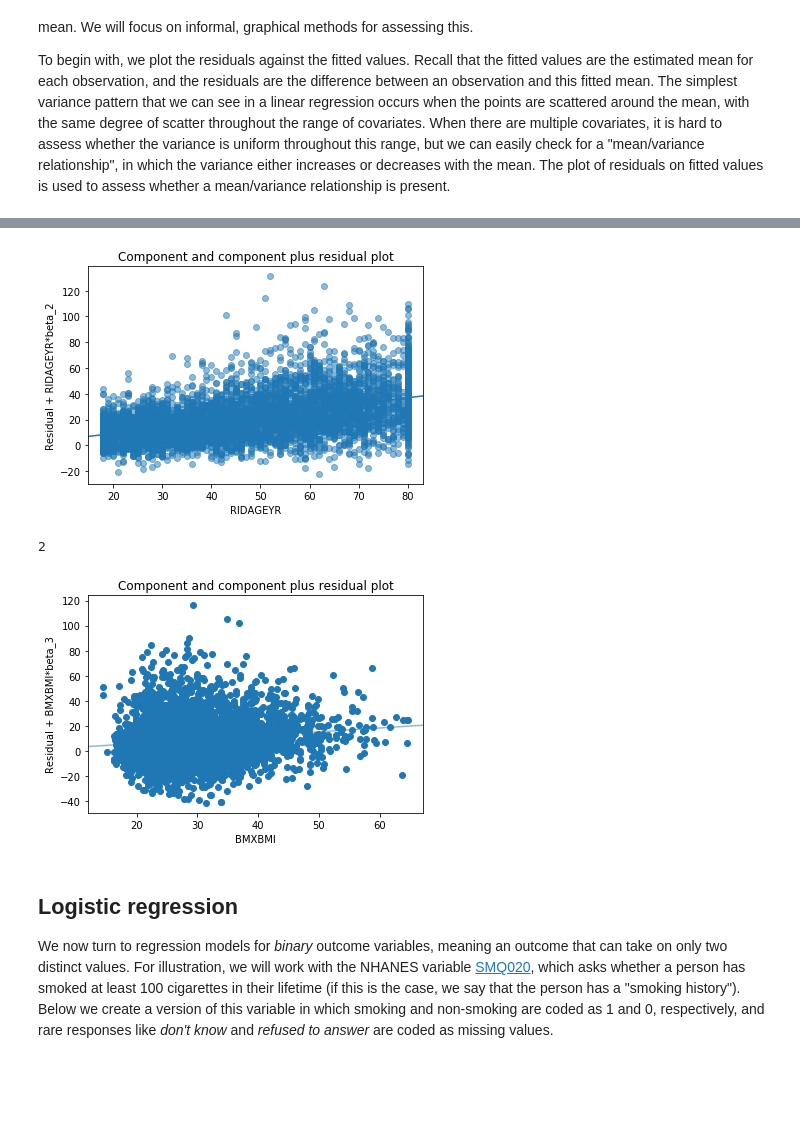
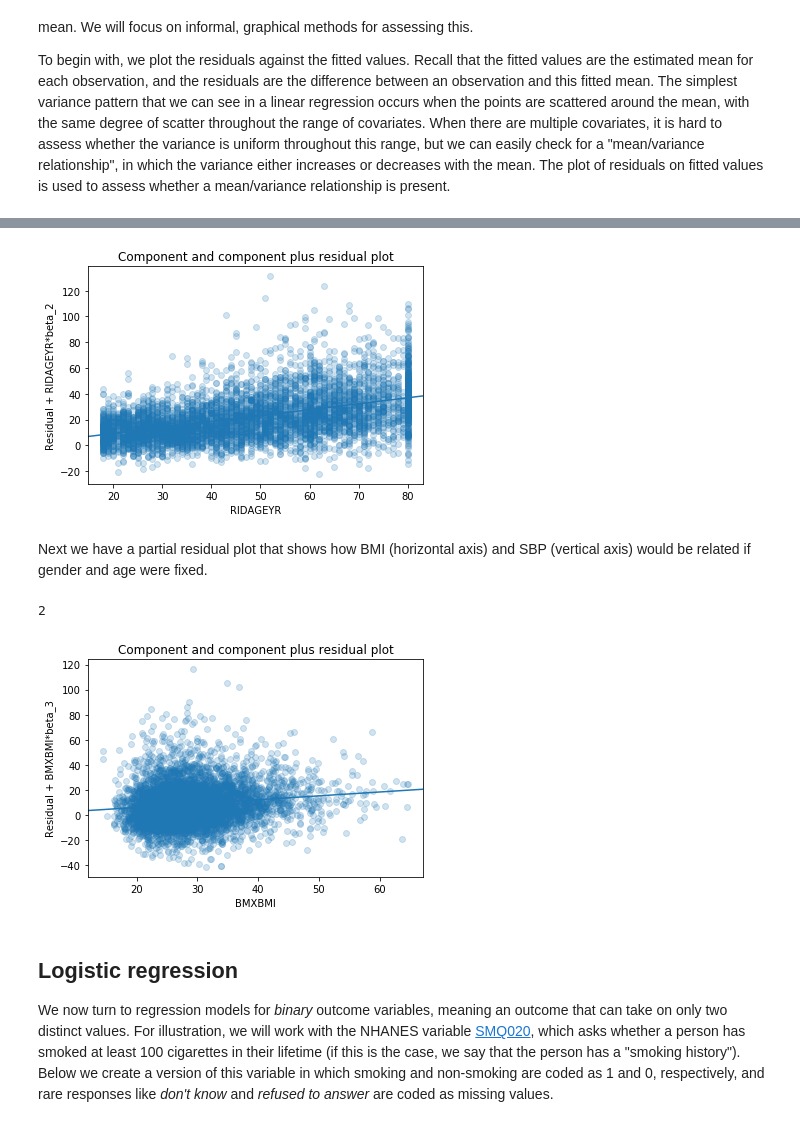
Before and after one commit to kshedden/statswpy_temp, a Jupyter notebook: week2.ipynb, the cells around one changed output, grey strips where cells are left out. Cells and saved outputs as stored; diff of their text form; code cells hidden in the pictures; blank space fills up the shorter version.

```diff
--- a/week2.ipynb
+++ b/week2.ipynb
@@ -316,19 +329,20 @@ from statsmodels.graphics.regressionplots import plot_ccpr
 
 ax = plt.axes()
 plot_ccpr(result, "RIDAGEYR", ax)
-ax.lines[0].set_alpha(0.5)
-#plot_ccpr(result, "BMXBMI", ax)
+ax.lines[0].set_alpha(0.2)
 # %% [output]
-[figure, old version]
+[figure, new version]
+# %% [markdown]
+Next we have a partial residual plot that shows how BMI (horizontal axis)
+and SBP (vertical axis) would be related if gender and age were fixed.
 # %%
-
 ax = plt.axes()
 plot_ccpr(result, "BMXBMI", ax)
-ax.lines[1].set_alpha(0.5)
+ax.lines[0].set_alpha(0.2)
 print(len(ax.lines))
 # %% [output]
 2
-[figure, old version]
+[figure, new version]
 # %% [markdown]
 ## Logistic regression
 
```
Also changed, not shown: parts of 8 cells of this notebook.
